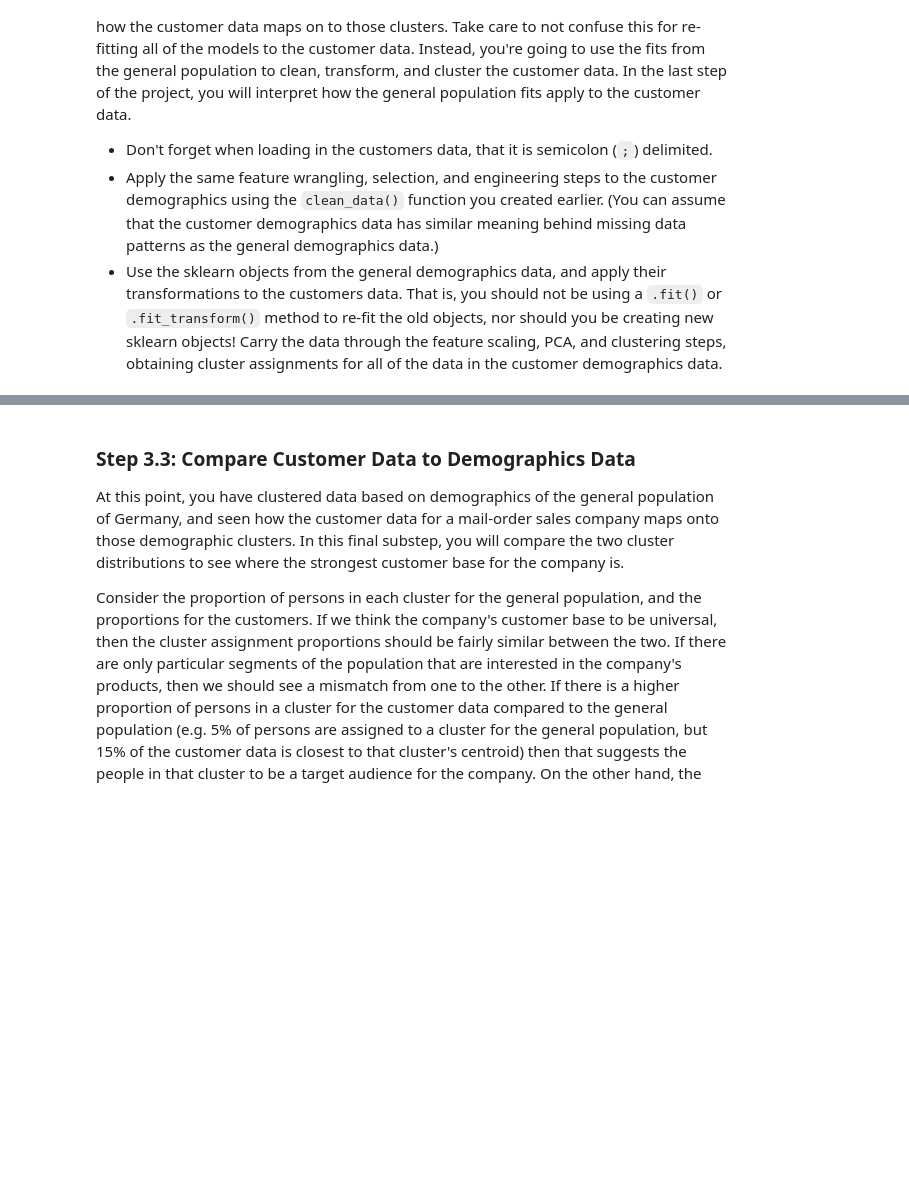
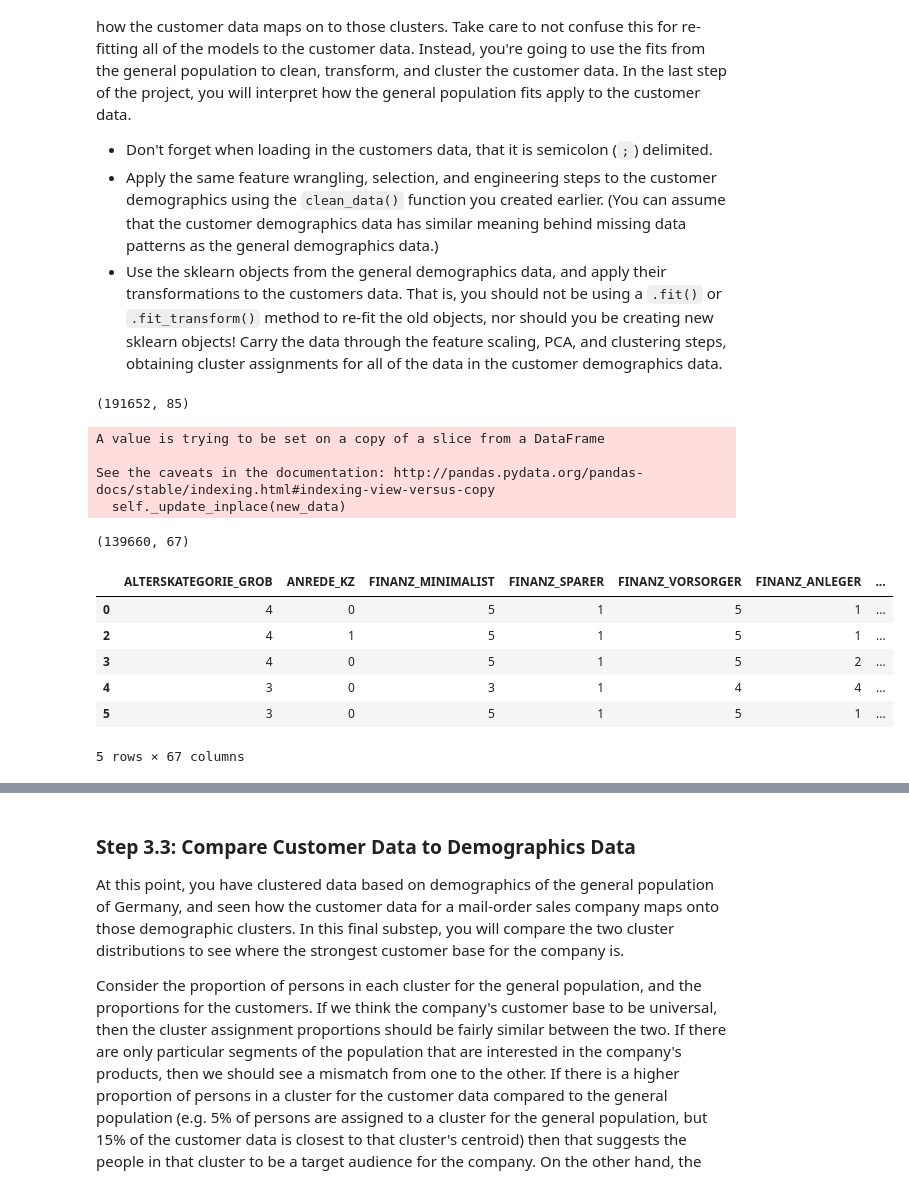
Before and after one commit to sumitsaraswat/Identify_Customer_Segments, a Jupyter notebook: Identify_Customer_Segments.ipynb, the cells around one changed output, grey strips where cells are left out. Saved outputs shown, nothing was run; the diff lists cells and outputs as text; code cells hidden in the pictures; blank space fills up the shorter version.

```diff
--- a/Identify_Customer_Segments.ipynb
+++ b/Identify_Customer_Segments.ipynb
@@ -133,8 +136,8 @@ ORTSGR_KLS9             97216
 RELAT_AB                97216
 dtype: int64
 # %%
-df = pd.DataFrame(azdias)
-tot_cnt = df.shape[0]
+df_v = pd.DataFrame(azdias)
+tot_cnt = df_v.shape[0]
 null_pct = azdias.isnull().sum()[azdias.isnull().sum() != 0]*100/tot_cnt
 display(null_pct)
 # %% [output]
@@ -926,4 +1017,29 @@ Now that you have clusters and cluster centers for the general population, it's
 - Use the sklearn objects from the general demographics data, and apply their transformations to the customers data. That is, you should not be using a `.fit()` or `.fit_transform()` method to re-fit the old objects, nor should you be creating new sklearn objects! Carry the data through the feature scaling, PCA, and clustering steps, obtaining cluster assignments for all of the data in the customer demographics data.
 # %%
 # Load in the customer demographics data.
-customers =
+customers = pd.read_csv('Udacity_CUSTOMERS_Subset.csv', sep=';')
+customers.shape
+# %% [output]
+(191652, 85)
+# %%
+customers_final=clean_data(customers)
+# %% [output]
+A value is trying to be set on a copy of a slice from a DataFrame
+
+See the caveats in the documentation: http://pandas.pydata.org/pandas-docs/stable/indexing.html#indexing-view-versus-copy
+  self._update_inplace(new_data)
+# %%
+
+customers_final.shape
+# %% [output]
+(139660, 67)
+# %%
+customers_final.head(5)
+# %% [output]
+|  | ALTERSKATEGORIE_GROB | ANREDE_KZ | FINANZ_MINIMALIST | FINANZ_SPARER | FINANZ_VORSORGER | FINANZ_ANLEGER | ... |
+| 0 | 4 | 0 | 5 | 1 | 5 | 1 | ... |
+| 2 | 4 | 1 | 5 | 1 | 5 | 1 | ... |
+| 3 | 4 | 0 | 5 | 1 | 5 | 2 | ... |
+| 4 | 3 | 0 | 3 | 1 | 4 | 4 | ... |
+| 5 | 3 | 0 | 5 | 1 | 5 | 1 | ... |
+5 rows × 67 columns
```
Also changed, not shown: parts of 54 cells of this notebook.
